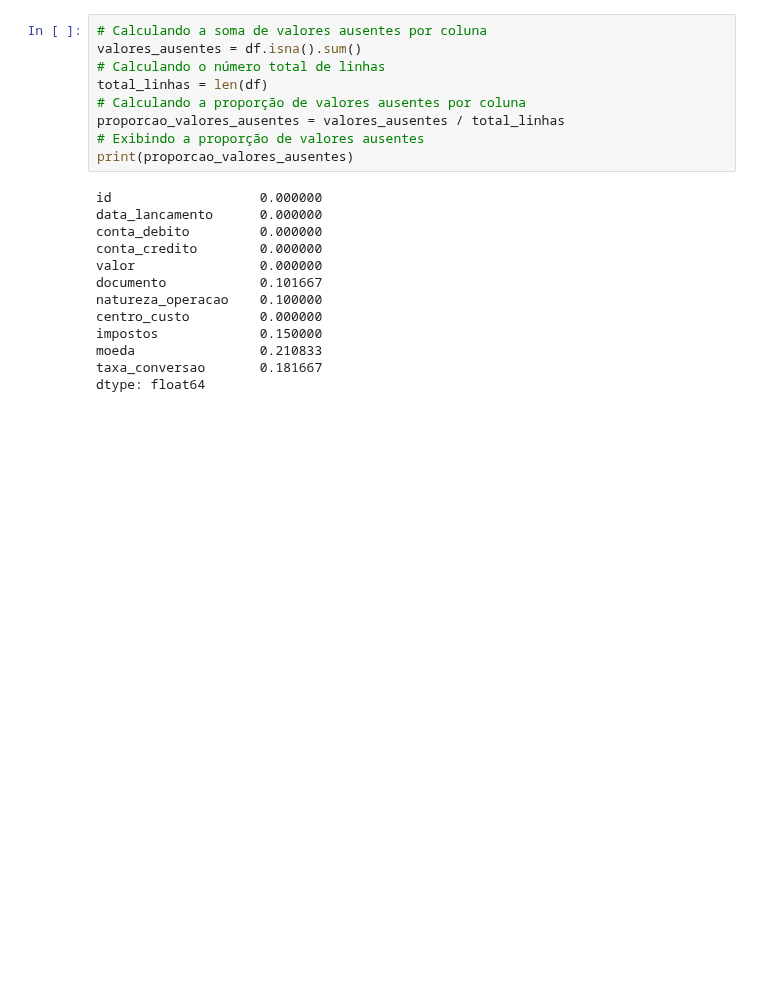
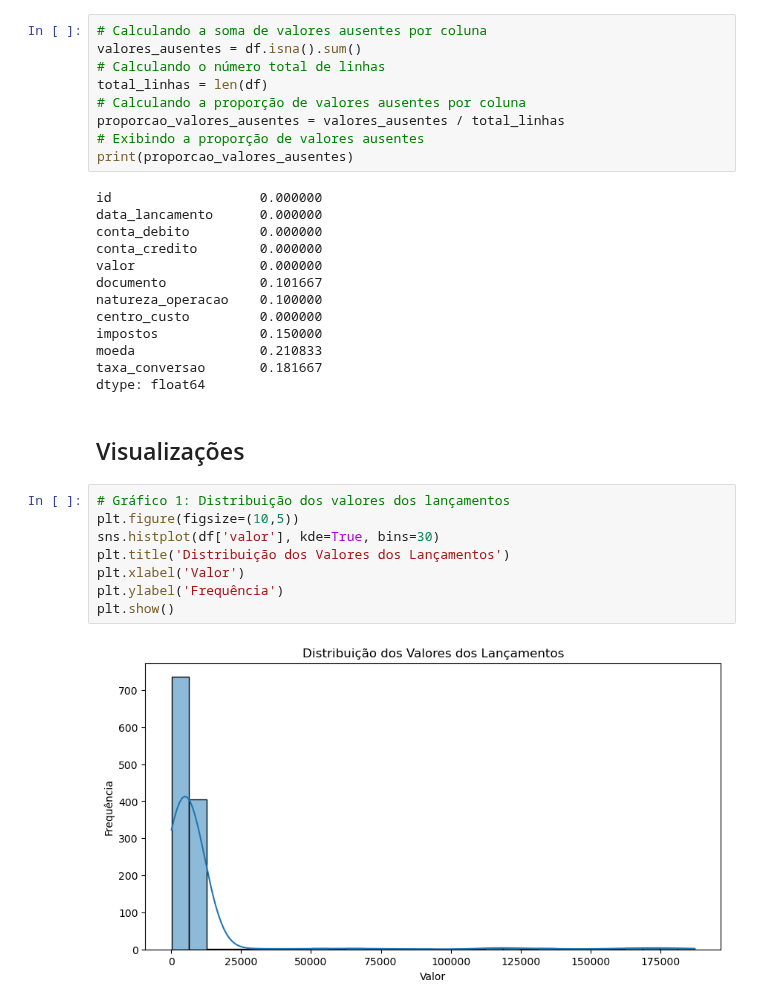
Before and after one commit to leojutsu/analise_de_dados, a Jupyter notebook: projeto4.ipynb, the cells around one changed output. Cells and saved outputs as stored; diff of their text form; blank space fills up the shorter version.

Commit message:
Análise de Dados com Visualizações

```diff
--- a/projeto4.ipynb
+++ b/projeto4.ipynb
@@ -148,3 +148,15 @@ impostos             0.150000
 moeda                0.210833
 taxa_conversao       0.181667
 dtype: float64
+# %% [markdown]
+## Visualizações
+# %%
+# Gráfico 1: Distribuição dos valores dos lançamentos
+plt.figure(figsize=(10,5))
+sns.histplot(df['valor'], kde=True, bins=30)
+plt.title('Distribuição dos Valores dos Lançamentos')
+plt.xlabel('Valor')
+plt.ylabel('Frequência')
+plt.show()
+# %% [output]
+[figure, added]
```
Also changed, not shown: parts of 2 cells of this notebook.
